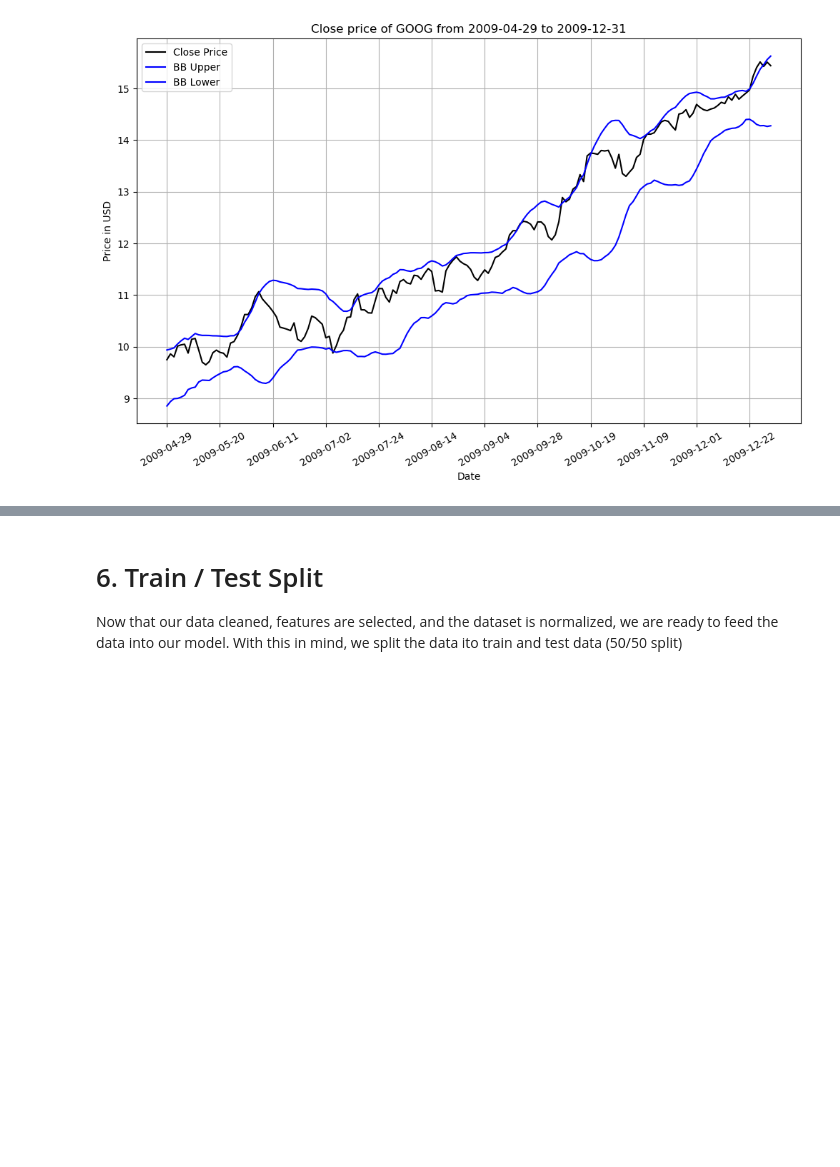
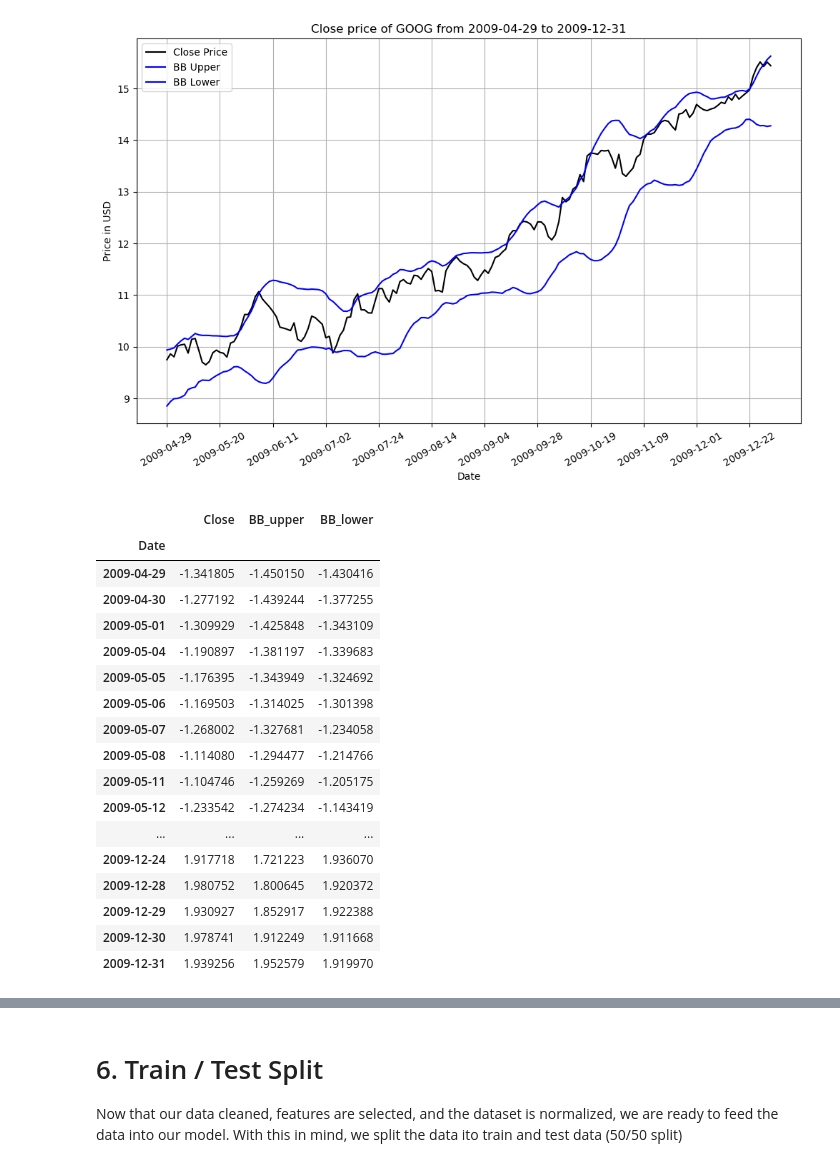
Before and after one commit to shh1v/CD13651-Project, a Jupyter notebook: Project/project_nb.ipynb, the cells around one changed output, grey strips where cells are left out. Drawn from its saved outputs; the diff is of its cells as text; code cells hidden in the pictures; blank space fills up the shorter version.

```diff
--- a/Project/project_nb.ipynb
+++ b/Project/project_nb.ipynb
@@ -163,2 +186,22 @@ for col in dataset.columns:
 # %%
-# Display & Plot Normalized Dataset
+# Display the normed dataset
+display_df(normed_)
+# %% [output]
+|  | Close | BB_upper | BB_lower |
+| Date |  |  |  |
+| 2009-04-29 | -1.341805 | -1.450150 | -1.430416 |
+| 2009-04-30 | -1.277192 | -1.439244 | -1.377255 |
+| 2009-05-01 | -1.309929 | -1.425848 | -1.343109 |
+| 2009-05-04 | -1.190897 | -1.381197 | -1.339683 |
+| 2009-05-05 | -1.176395 | -1.343949 | -1.324692 |
+| 2009-05-06 | -1.169503 | -1.314025 | -1.301398 |
+| 2009-05-07 | -1.268002 | -1.327681 | -1.234058 |
+| 2009-05-08 | -1.114080 | -1.294477 | -1.214766 |
+| 2009-05-11 | -1.104746 | -1.259269 | -1.205175 |
+| 2009-05-12 | -1.233542 | -1.274234 | -1.143419 |
+| ... | ... | ... | ... |
+| 2009-12-24 | 1.917718 | 1.721223 | 1.936070 |
+| 2009-12-28 | 1.980752 | 1.800645 | 1.920372 |
+| 2009-12-29 | 1.930927 | 1.852917 | 1.922388 |
+| 2009-12-30 | 1.978741 | 1.912249 | 1.911668 |
+| 2009-12-31 | 1.939256 | 1.952579 | 1.919970 |
```
Also changed, not shown: parts of 5 cells of this notebook.
